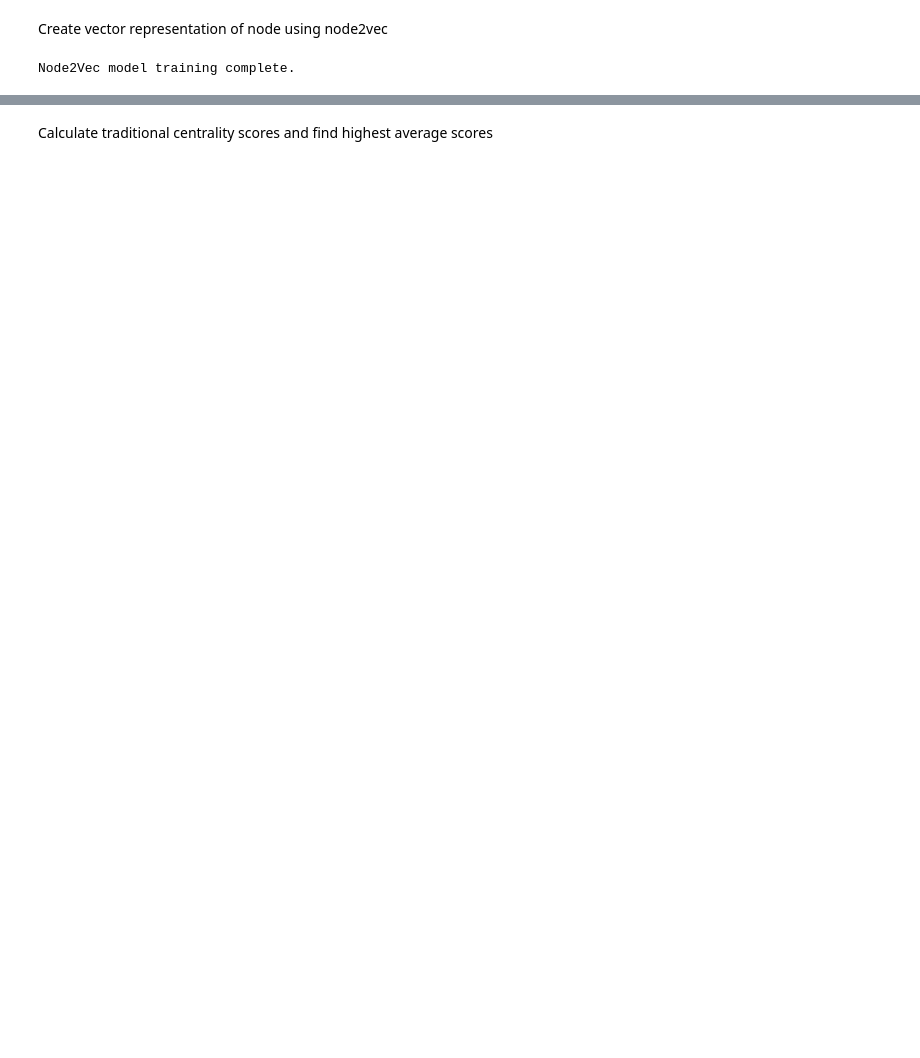
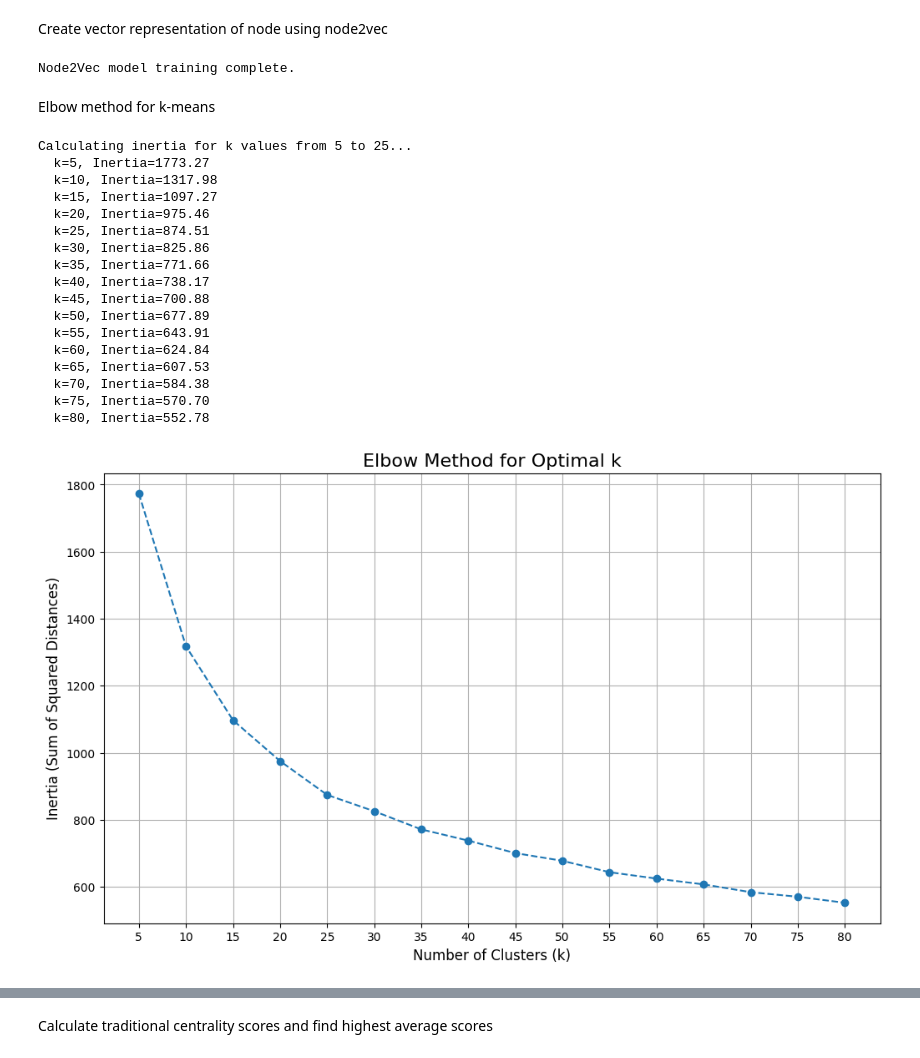
Before and after one commit to Andrejj23/city-bike, a Jupyter notebook: Vasilis/embeddings.ipynb, the cells around one changed output, grey strips where cells are left out. Drawn from its saved outputs; the diff is of its cells as text; code cells hidden in the pictures; blank space fills up the shorter version.

```diff
--- a/Vasilis/embeddings.ipynb
+++ b/Vasilis/embeddings.ipynb
@@ -87,6 +117,57 @@ nodes = list(G.nodes())
 embedding_vectors = [model.wv[node] for node in nodes]
 # %% [output]
 Node2Vec model training complete.
+# %% [markdown]
+Elbow method for k-means
+# %%
+# --- Step 1: Run K-Means for a Range of k Values ---
+
+# We will test k values from 2 up to 15
+k_range = [5,10,15,20,25,30,35,40,45,50,55,60,65,70,75,80]
+inertias = []
+
+print("Calculating inertia for k values from 5 to 25...")
+
+for k in k_range:
+    # Initialize and fit the K-Means model for the current k
+    kmeans = KMeans(n_clusters=k, random_state=42, n_init=10)
+    kmeans.fit(embedding_vectors)
+
+    # Append the inertia (sum of squared distances) to our list
+    inertias.append(kmeans.inertia_)
+    print(f"  k={k}, Inertia={kmeans.inertia_:.2f}")
+
+
+# --- Step 2: Plot the Elbow Curve ---
+
+plt.figure(figsize=(12, 7))
+plt.plot(k_range, inertias, marker='o', linestyle='--')
+
+plt.title('Elbow Method for Optimal k', fontsize=16)
+plt.xlabel('Number of Clusters (k)', fontsize=12)
+plt.ylabel('Inertia (Sum of Squared Distances)', fontsize=12)
+plt.xticks(k_range)
+plt.grid(True)
+plt.show()
+# %% [output]
+Calculating inertia for k values from 5 to 25...
+  k=5, Inertia=1773.27
+  k=10, Inertia=1317.98
+  k=15, Inertia=1097.27
+  k=20, Inertia=975.46
+  k=25, Inertia=874.51
+  k=30, Inertia=825.86
+  k=35, Inertia=771.66
+  k=40, Inertia=738.17
+  k=45, Inertia=700.88
+  k=50, Inertia=677.89
+  k=55, Inertia=643.91
+  k=60, Inertia=624.84
+  k=65, Inertia=607.53
+  k=70, Inertia=584.38
+  k=75, Inertia=570.70
+  k=80, Inertia=552.78
+[figure, added]
 # %%
 # --- Step 3: Analyze the Embeddings with Clustering ---
 
```
Also changed, not shown: parts of 14 cells of this notebook, 3 other files.
